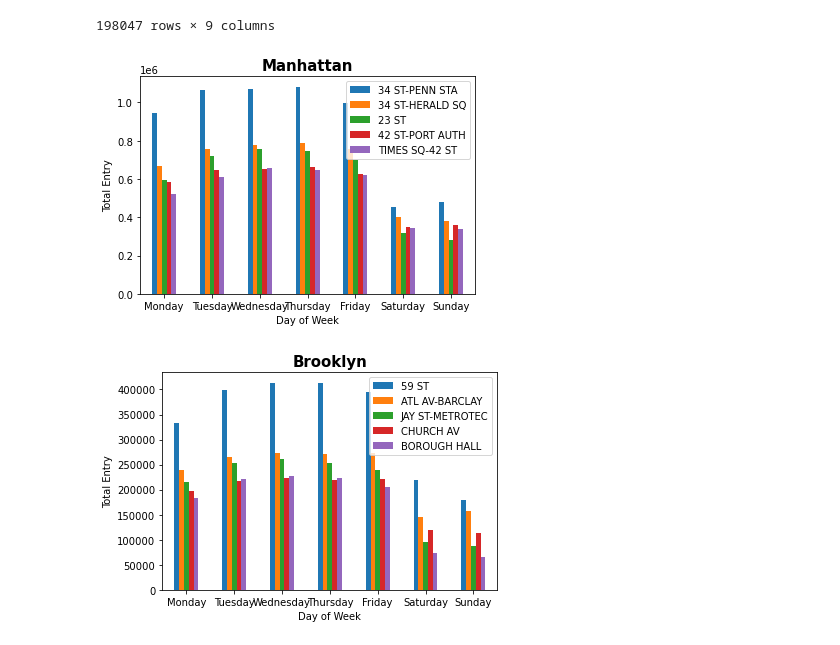
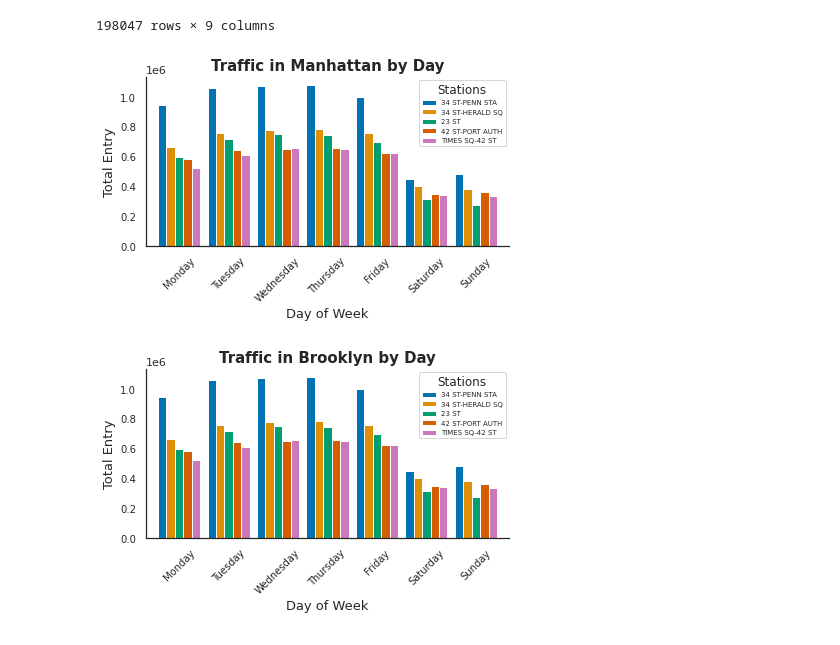
Before and after one commit to Dyllanjrusher/Maximizing_Gala_Attendance, a Jupyter notebook: project_1_MTA.ipynb, the cells around one changed output. Drawn from its saved outputs; the diff is of its cells as text; code cells hidden in the pictures.

Commit message:
prettied up daily turnstile graphs

```diff
--- a/project_1_MTA.ipynb
+++ b/project_1_MTA.ipynb
@@ -370,16 +370,17 @@ turnstiles_daily['DAY'] = turnstiles_daily['DATE'].dt.dayofweek
 turnstiles_daily['DATE'].dt.week
 turnstiles_daily['WEEK_NUMBER'] = turnstiles_daily['DATE'].dt.week
 # %%
-%matplotlib inline
 import matplotlib.pyplot as plt
 import numpy as np
 import seaborn as sns
+%matplotlib inline
+sns.set(style='white', palette='colorblind')
 # %%
 filt = (turnstiles_daily['STATION'] == '34 ST-PENN STA')
 station_penn = turnstiles_daily[filt]
 station_penn_day = station_penn.groupby(['STATION','DAY']).DAILY_ENTRIES.sum().reset_index()
 station_penn_list = []
-for elem in station_34_day['DAILY_ENTRIES']:
+for elem in station_penn_day['DAILY_ENTRIES']:
     station_penn_list.append(elem)
 # %%
 filt2 = (turnstiles_daily['STATION'] == '34 ST-HERALD SQ')
@@ -412,28 +413,34 @@ for elem in station_times_day['DAILY_ENTRIES']:
 # %%
 plotdata = pd.DataFrame({
     "34 ST-PENN STA":station_penn_list,
     "34 ST-HERALD SQ":station_herald_list,
     "23 ST":station_23_list,
     "42 ST-PORT AUTH":station_port_list,
     "TIMES SQ-42 ST":station_times_list
     },
     index=["Monday", 'Tuesday', 'Wednesday', 'Thursday', 'Friday', 'Saturday', 'Sunday'])
 
-plotdata.plot(kind="bar")
-plt.xticks(fontsize=10, rotation='horizontal')
+plotdata.plot(kind="bar", width=.85)
+plt.xticks(fontsize=10, rotation=45)
 plt.yticks(fontsize=10)
-plt.xlabel('Day of Week', fontsize=10)
-plt.ylabel('Total Entry', fontsize=10)
-plt.title('Manhattan',fontsize=15,weight='bold');
+plt.xlabel('Day of Week', fontsize=13)
+plt.ylabel('Total Entry', fontsize=13)
+plt.title('Traffic in Manhattan by Day', fontsize=15, weight='bold')
+plt.legend(loc='upper right', prop={'size': 7}, fancybox=True, title='Stations')
+plt.tight_layout()
+sns.despine()
+
 
 #     manhattan
 # 1. 34 ST-PENN STA     6095697
 # 2. 34 ST-HERALD SQ    4531066
 # 3. 23 ST              4113105
 # 4. 42 ST-PORT AUTH    3879506
 # 5. TIMES SQ-42 ST     3742222
+
+# plt.savefig('Manhattan_Weekly.png', dpi=1200)
 # %% [output]
-[figure, old version]
+[figure, new version]
 # %%
 filt6 = (turnstiles_daily['STATION'] == '59 ST')
 station_59 = turnstiles_daily[filt6]
@@ -479,13 +486,15 @@ plotdata2 = pd.DataFrame({
     },
     index=["Monday", 'Tuesday', 'Wednesday', 'Thursday', 'Friday', 'Saturday', 'Sunday'])
 
-plotdata2.plot(kind="bar")
-plt.xticks(fontsize=10, rotation='horizontal')
+plotdata.plot(kind="bar", width=.85)
+plt.xticks(fontsize=10, rotation=45)
 plt.yticks(fontsize=10)
-plt.xlabel('Day of Week', fontsize=10)
-plt.ylabel('Total Entry', fontsize=10)
-plt.title('Brooklyn',fontsize=15,weight='bold');
-
+plt.xlabel('Day of Week', fontsize=13)
+plt.ylabel('Total Entry', fontsize=13)
+plt.title('Traffic in Brooklyn by Day', fontsize=15, weight='bold')
+plt.legend(loc='upper right', prop={'size': 7}, fancybox=True, title='Stations')
+sns.despine()
+plt.tight_layout()
 
 # brooklyn
 # 1. 59 ST
@@ -493,5 +502,7 @@ plt.title('Brooklyn',fontsize=15,weight='bold');
 # 3. JAY ST-METROTEC
 # 4. CHURCH AV
 # 5. BOROUGH HALL
+
+# plt.savefig('Brooklyn_Weekly.png', dpi=1200)
 # %% [output]
-[figure, old version]
+[figure, new version]
```
Also changed, not shown: parts of 2 cells of this notebook, 4 other files.
